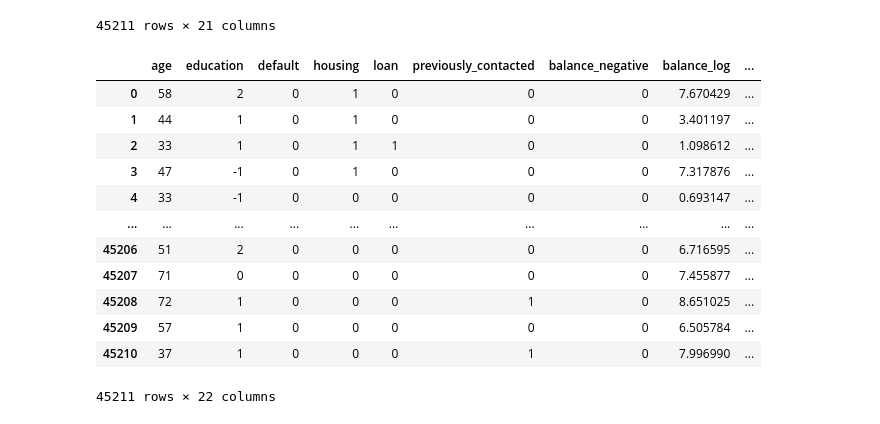
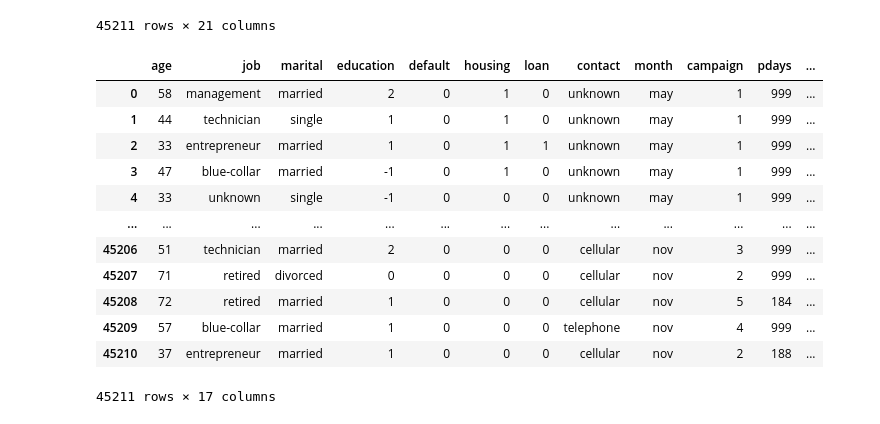
Before and after one commit to claireley/Final-Project, a Jupyter notebook: notebooks/eda_bank.ipynb, the cells around one changed output. Drawn from its saved outputs; the diff is of its cells as text; code cells hidden in the pictures.

```diff
--- a/notebooks/eda_bank.ipynb
+++ b/notebooks/eda_bank.ipynb
@@ -259,7 +255,4 @@ bf
 45211 rows × 21 columns
 # %%
 bf_evaluatecols= bf
-bf_evaluatecols= bf_evaluatecols[features]
-bf_cols_drop_false = bf_evaluatecols
+# bf_evaluatecols= bf_evaluatecols[features]
-# %%
-bf_evaluatecols = pd.get_dummies(bf_evaluatecols, columns=['job', 'marital','education'], drop_first=True)
@@ -268,16 +259,17 @@ bf_cols_drop_false = pd.get_dummies(bf_cols_drop_false, columns=['job', 'marital
 # %%
+bf_evaluatecols = bf_evaluatecols.drop(columns=['y','day','duration','balance'])
 bf_evaluatecols
 # %% [output]
-|  | age | education | default | housing | loan | previously_contacted | balance_negative | balance_log | ... |
-| 0 | 58 | 2 | 0 | 1 | 0 | 0 | 0 | 7.670429 | ... |
-| 1 | 44 | 1 | 0 | 1 | 0 | 0 | 0 | 3.401197 | ... |
-| 2 | 33 | 1 | 0 | 1 | 1 | 0 | 0 | 1.098612 | ... |
-| 3 | 47 | -1 | 0 | 1 | 0 | 0 | 0 | 7.317876 | ... |
-| 4 | 33 | -1 | 0 | 0 | 0 | 0 | 0 | 0.693147 | ... |
-| ... | ... | ... | ... | ... | ... | ... | ... | ... | ... |
-| 45206 | 51 | 2 | 0 | 0 | 0 | 0 | 0 | 6.716595 | ... |
-| 45207 | 71 | 0 | 0 | 0 | 0 | 0 | 0 | 7.455877 | ... |
-| 45208 | 72 | 1 | 0 | 0 | 0 | 1 | 0 | 8.651025 | ... |
-| 45209 | 57 | 1 | 0 | 0 | 0 | 0 | 0 | 6.505784 | ... |
-| 45210 | 37 | 1 | 0 | 0 | 0 | 1 | 0 | 7.996990 | ... |
+|  | age | job | marital | education | default | housing | loan | contact | month | campaign | pdays | ... |
+| 0 | 58 | management | married | 2 | 0 | 1 | 0 | unknown | may | 1 | 999 | ... |
+| 1 | 44 | technician | single | 1 | 0 | 1 | 0 | unknown | may | 1 | 999 | ... |
+| 2 | 33 | entrepreneur | married | 1 | 0 | 1 | 1 | unknown | may | 1 | 999 | ... |
+| 3 | 47 | blue-collar | married | -1 | 0 | 1 | 0 | unknown | may | 1 | 999 | ... |
+| 4 | 33 | unknown | single | -1 | 0 | 0 | 0 | unknown | may | 1 | 999 | ... |
+| ... | ... | ... | ... | ... | ... | ... | ... | ... | ... | ... | ... | ... |
+| 45206 | 51 | technician | married | 2 | 0 | 0 | 0 | cellular | nov | 3 | 999 | ... |
+| 45207 | 71 | retired | divorced | 0 | 0 | 0 | 0 | cellular | nov | 2 | 999 | ... |
+| 45208 | 72 | retired | married | 1 | 0 | 0 | 0 | cellular | nov | 5 | 184 | ... |
+| 45209 | 57 | blue-collar | married | 1 | 0 | 0 | 0 | telephone | nov | 4 | 999 | ... |
+| 45210 | 37 | entrepreneur | married | 1 | 0 | 0 | 0 | cellular | nov | 2 | 188 | ... |
-45211 rows × 22 columns
+45211 rows × 17 columns
```
Also changed, not shown: parts of 14 cells of this notebook, 27 other files.
